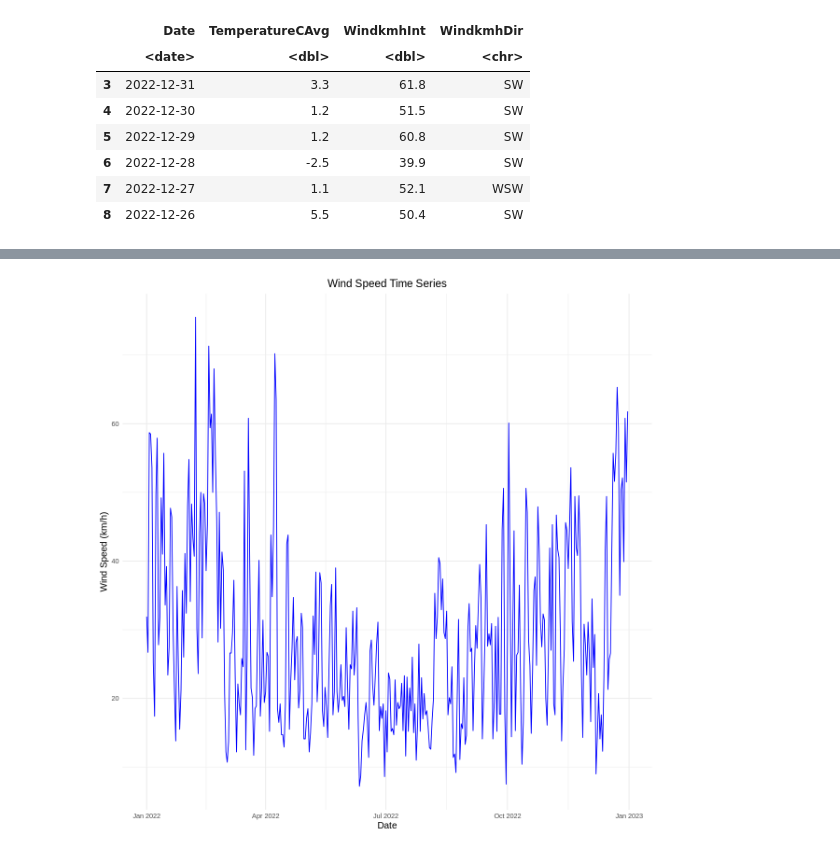
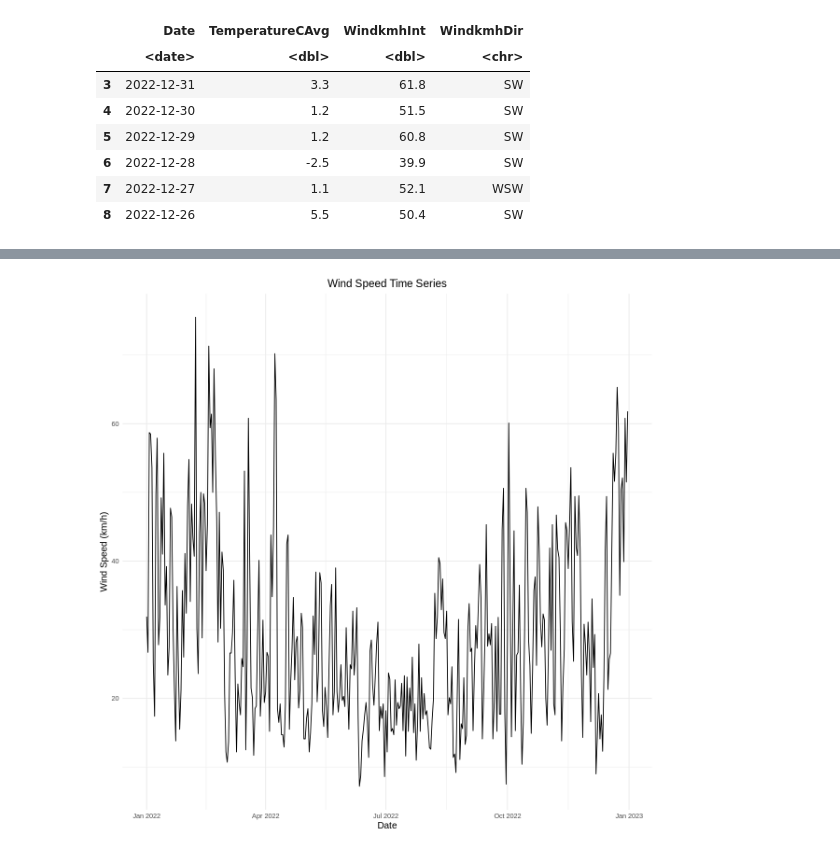
Before and after one commit to imabubakr/Geospatial-Analysis-and-Visualization, a Jupyter notebook: weather_data_analysis.ipynb, the cells around one changed output, grey strips where cells are left out. Cells and saved outputs as stored; diff of their text form; code cells hidden in the pictures.

```diff
--- a/weather_data_analysis.ipynb
+++ b/weather_data_analysis.ipynb
@@ -179,22 +174,19 @@ Picking joint bandwidth of 1.69
 # %%
-# Load the ggplot2 library
-library(ggplot2)
-
 # Create a time series plot of wind speed
 wind_speed_time_series <- ggplot(cleaned_data, aes(x = Date, y = WindkmhInt)) +
-  geom_line(color = "blue") +
+  geom_line(color = "black") +
   labs(
     title = "Wind Speed Time Series",
     x = "Date",
     y = "Wind Speed (km/h)"
   ) +
   theme_minimal() +
   theme(
     axis.title = element_text(size = 12),
     plot.title = element_text(size = 14, hjust = 0.5)
   )
 
 # Display the wind speed time series plot
 print(wind_speed_time_series)
 # %% [output]
-[figure, old version]
+[figure, new version]
```
Also changed, not shown: parts of 10 cells of this notebook.
